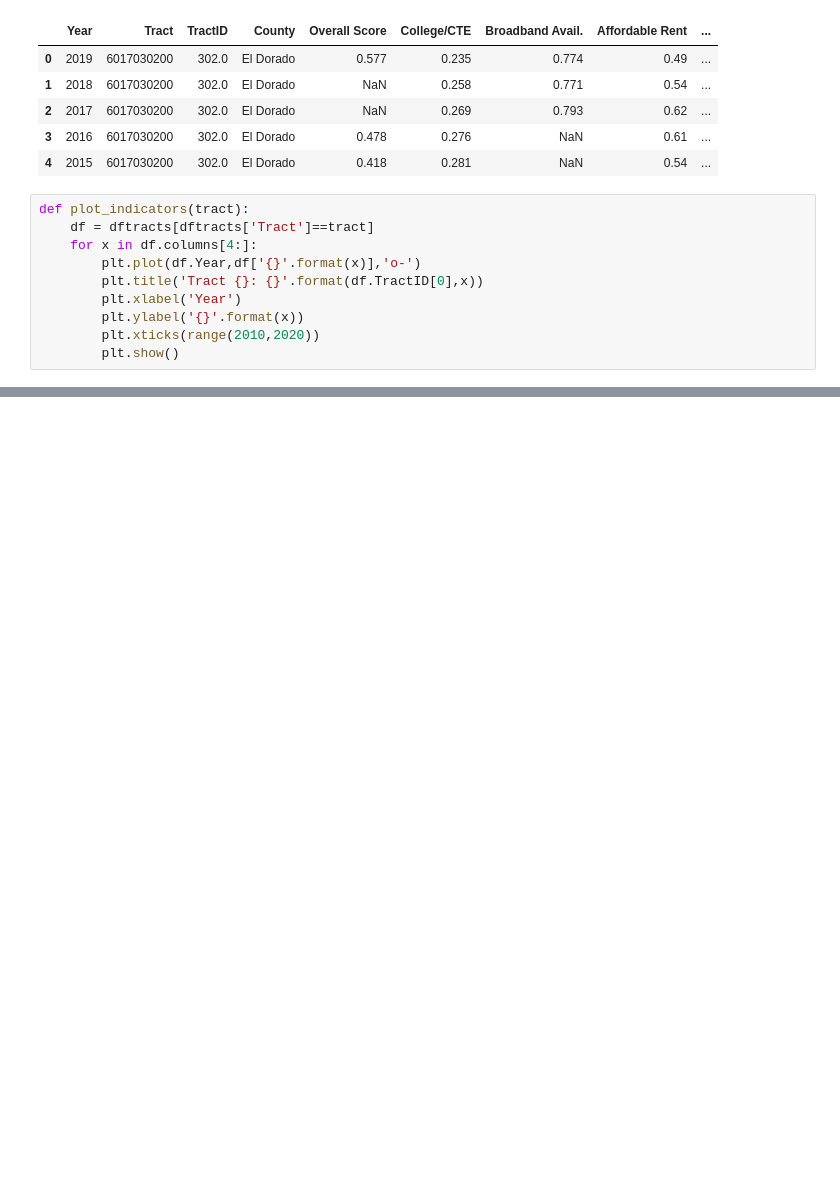
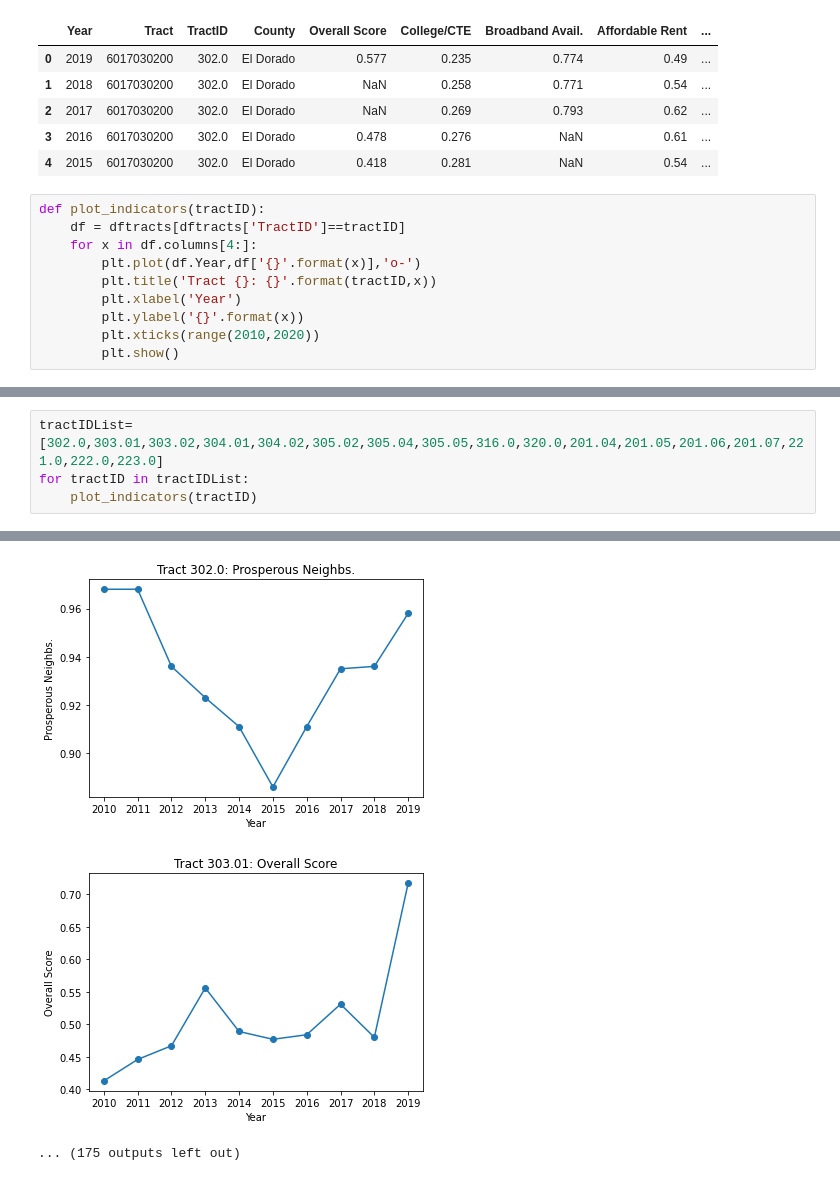
Before and after one commit to mike-carper/Capstone-CDI-Statewide-Viz-Processing, a Jupyter notebook: temporalTahoe.ipynb, the cells around one changed output, grey strips where cells are left out. Drawn from its saved outputs; the diff is of its cells as text; blank space fills up the shorter version.

```diff
--- a/temporalTahoe.ipynb
+++ b/temporalTahoe.ipynb
@@ -19,11 +19,11 @@ dftracts.head()
 | 3 | 2016 | 6017030200 | 302.0 | El Dorado | 0.478 | 0.276 | NaN | 0.61 | ... |
 | 4 | 2015 | 6017030200 | 302.0 | El Dorado | 0.418 | 0.281 | NaN | 0.54 | ... |
 # %%
-def plot_indicators(tract):
-    df = dftracts[dftracts['Tract']==tract]
+def plot_indicators(tractID):
+    df = dftracts[dftracts['TractID']==tractID]
     for x in df.columns[4:]:
         plt.plot(df.Year,df['{}'.format(x)],'o-')
-        plt.title('Tract {}: {}'.format(df.TractID[0],x))
+        plt.title('Tract {}: {}'.format(tractID,x))
         plt.xlabel('Year')
         plt.ylabel('{}'.format(x))
         plt.xticks(range(2010,2020))
@@ -122,0 +31,5 @@ def plot_indicators2(tract):
+# %%
+tractIDList=[302.0,303.01,303.02,304.01,304.02,305.02,305.04,305.05,316.0,320.0,201.04,201.05,201.06,201.07,221.0,222.0,223.0]
+for tractID in tractIDList:
+    plot_indicators(tractID)
+# %% [output]
@@ -122,0 +46,3 @@ def plot_indicators2(tract):
+[figure, added]
+[figure, added]
+... (175 outputs left out)
```
Also changed, not shown: parts of 3 cells of this notebook.
